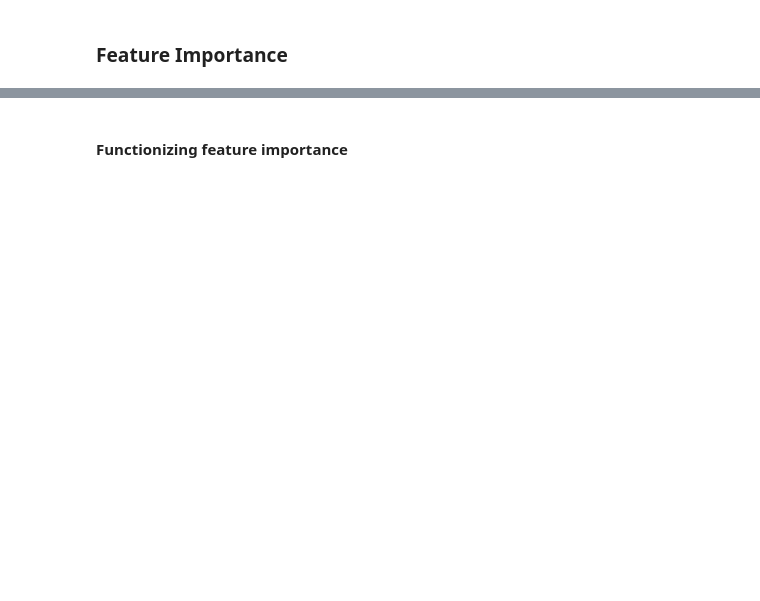
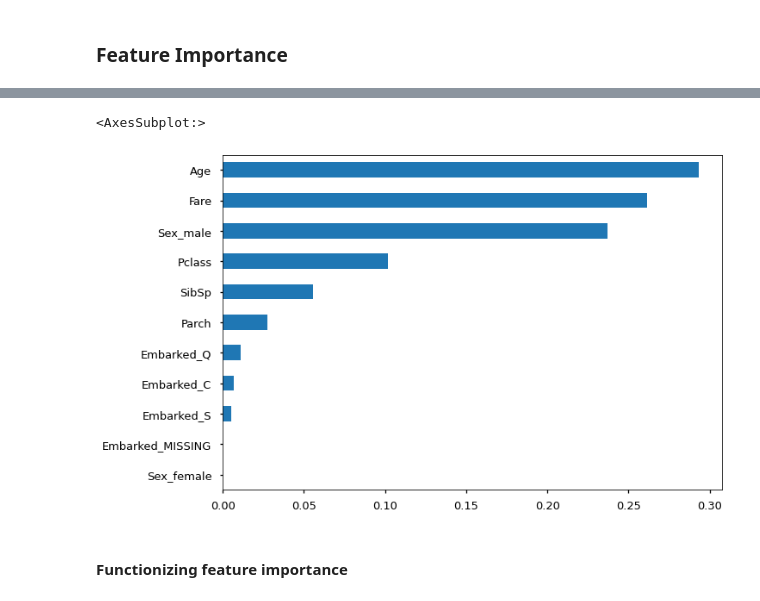
Before and after one commit to flatiron-school/Online-DS-FT-022221-Cohort-Notes, a Jupyter notebook: Phase_3/topic_29_decision_trees/topic_29_decision_trees_v2_titanic-SG.ipynb, the cells around one changed output, grey strips where cells are left out. Saved outputs shown, nothing was run; the diff lists cells and outputs as text; code cells hidden in the pictures; blank space fills up the shorter version.

```diff
--- a/Phase_3/topic_29_decision_trees/topic_29_decision_trees_v2_titanic-SG.ipynb
+++ b/Phase_3/topic_29_decision_trees/topic_29_decision_trees_v2_titanic-SG.ipynb
@@ -411,2 +685,4 @@ def evaluate_grid(grid,X_test,y_test,X_train=None,y_train=None):
 # %%
 ## Make into a series
+importances = pd.Series(clf.feature_importances_,index=X_cols)
+importances
@@ -413,5 +702,9 @@ def evaluate_grid(grid,X_test,y_test,X_train=None,y_train=None):
 # %%
 ## sort values and plot kind='barh'
+importances.sort_values().plot(kind='barh')
+# %% [output]
+<AxesSubplot:>
+[figure, added]
 # %% [markdown]
 #### Functionizing feature importance
 # %%
```
Also changed, not shown: parts of 58 cells of this notebook, 1 other file.
